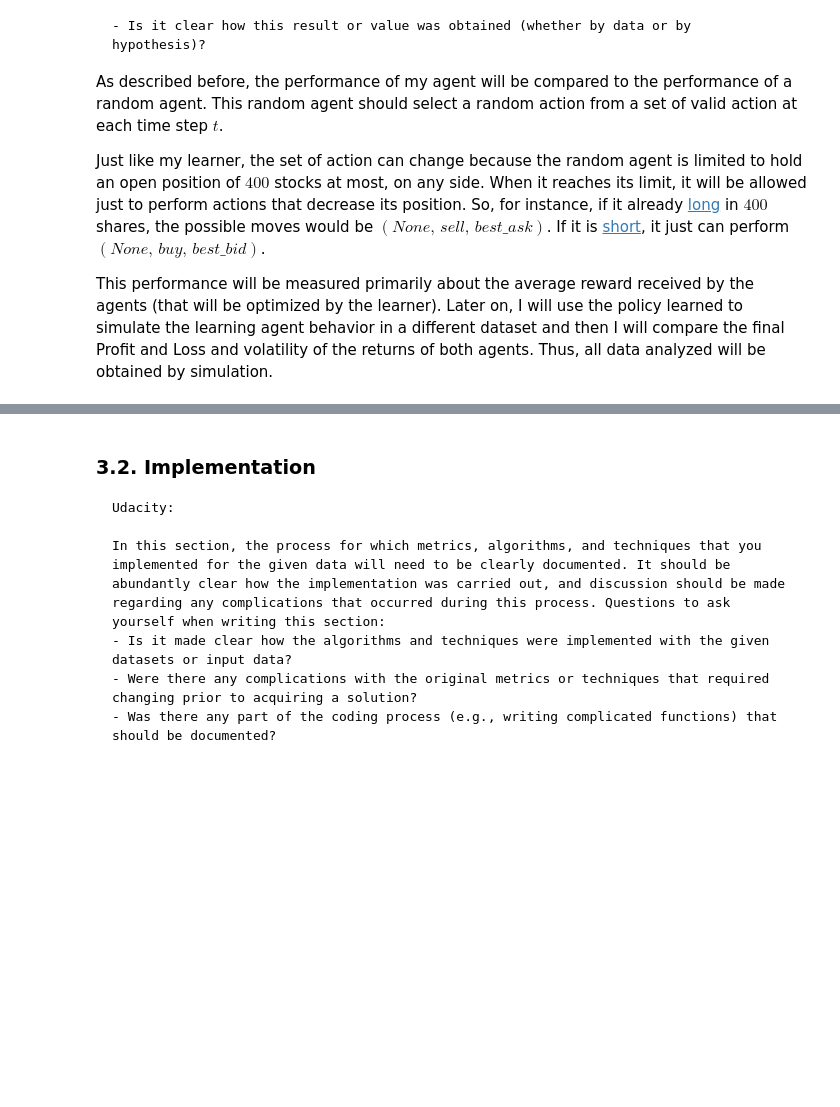
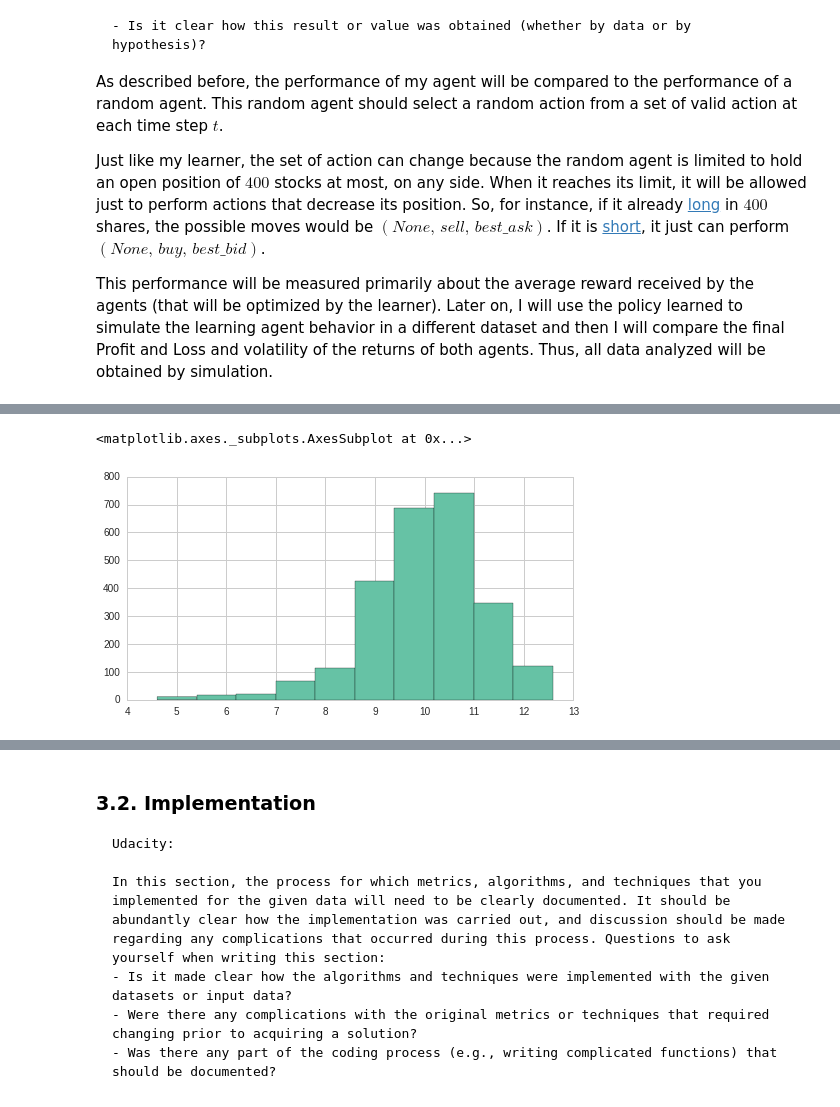
Before and after one commit to ucaiado/QLearning_Trading, a Jupyter notebook: learning_trade.ipynb, the cells around one changed output, grey strips where cells are left out. Cells and saved outputs as stored; diff of their text form; code cells hidden in the pictures; blank space fills up the shorter version.

```diff
--- a/learning_trade.ipynb
+++ b/learning_trade.ipynb
@@ -300,0 +298,6 @@ Each learning session will include data from the largest part of a trading sessi
+# %%
+import numpy as np
+np.log(df.qBID).hist()
+# %% [output]
+<matplotlib.axes._subplots.AxesSubplot at 0x...>
+[figure, added]
```
Also changed, not shown: parts of 24 cells of this notebook, 4 other files.
